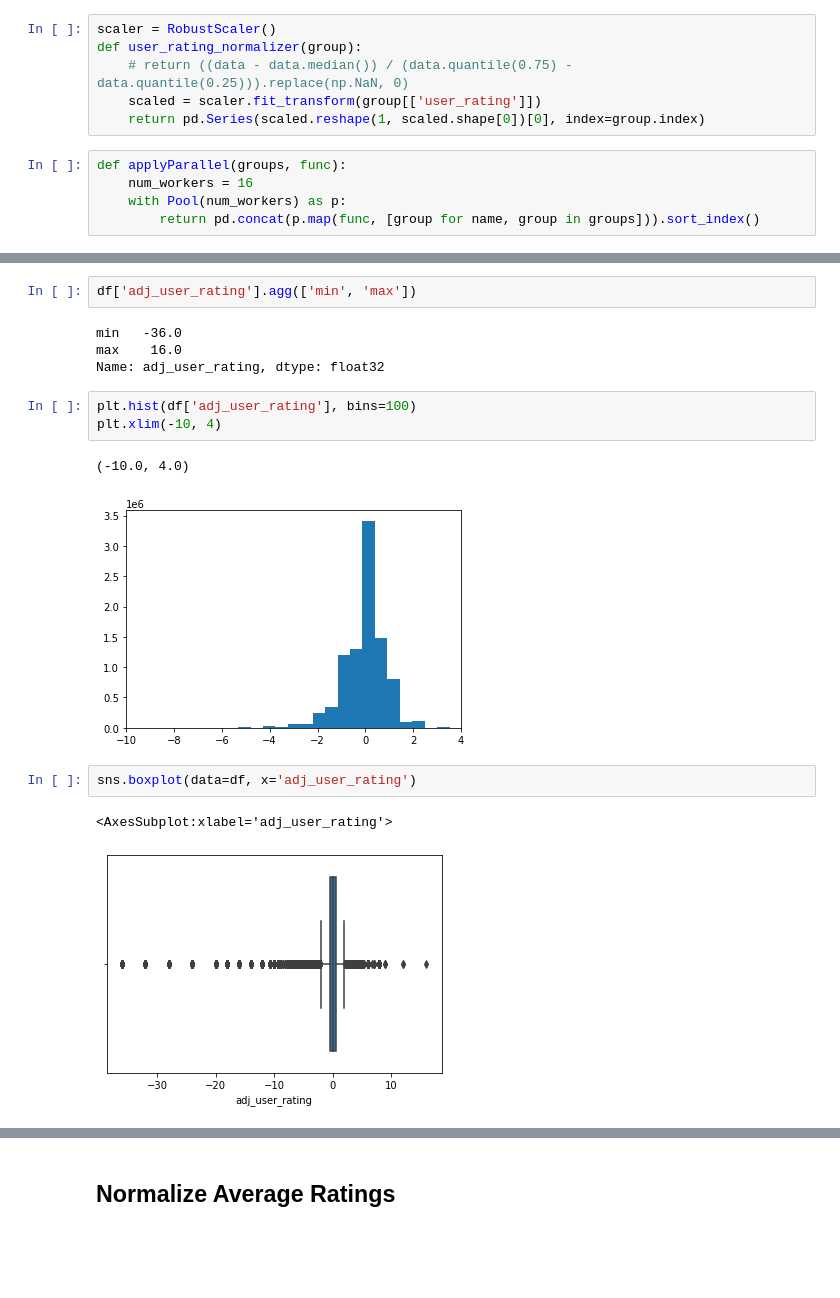
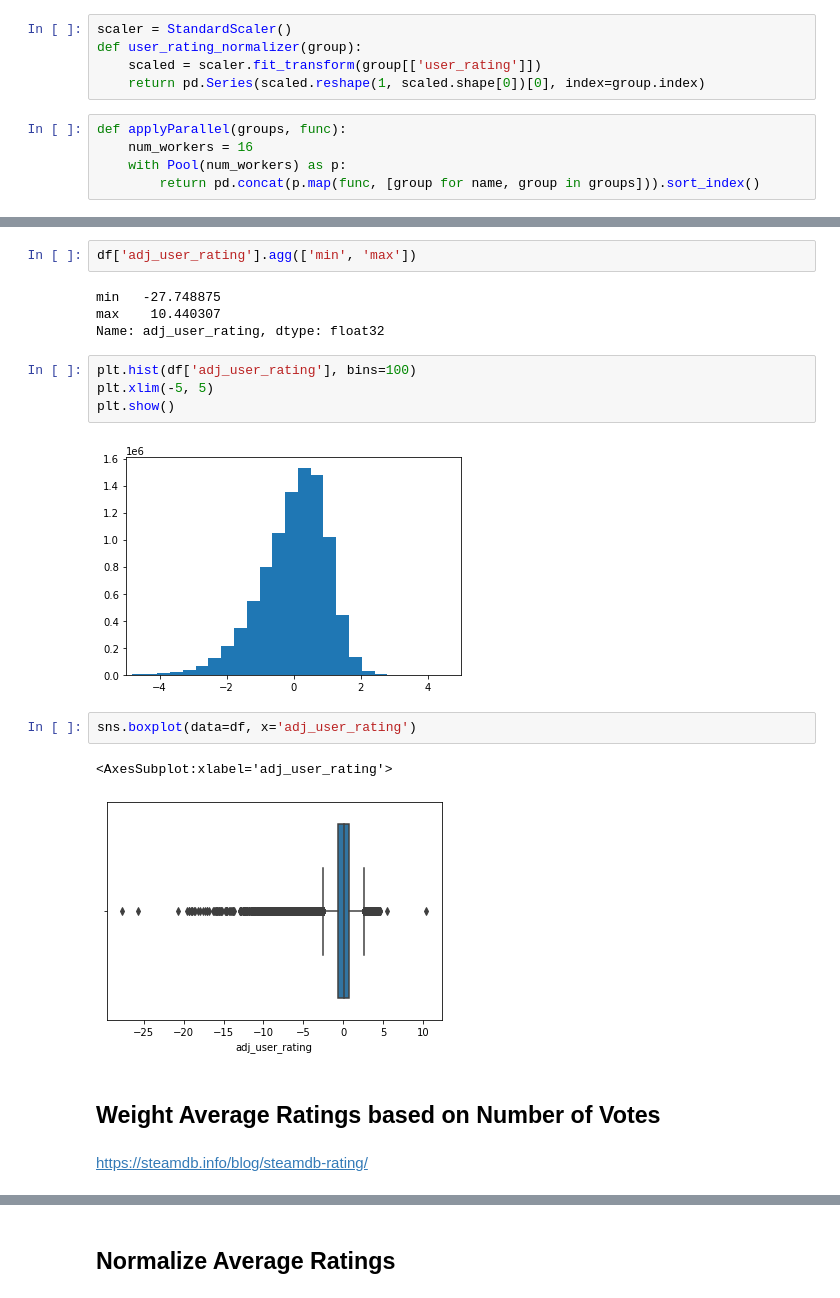
Before and after one commit to alancmathew/anime-recommendation-engine, a Jupyter notebook: notebooks/10_featureEngineering.ipynb, the cells around one changed output, grey strips where cells are left out. Drawn from its saved outputs; the diff is of its cells as text; blank space fills up the shorter version.

```diff
--- a/notebooks/10_featureEngineering.ipynb
+++ b/notebooks/10_featureEngineering.ipynb
@@ -22,9 +22,8 @@ df.head()
 | 3 | Fantasista Doll | https://www.anime-planet.com/anim... | Ruth | Watched | 1 | 2.5 | 12 | False | NaN | ... |
 | 4 | Fate/Kaleid Liner Prisma Illya | https://www.anime-planet.com/anim... | Ruth | Watched | 1 | 3.5 | 10 | False | NaN | ... |
 # %%
-scaler = RobustScaler()
+scaler = StandardScaler()
 def user_rating_normalizer(group):
-    # return ((data - data.median()) / (data.quantile(0.75) - data.quantile(0.25))).replace(np.NaN, 0)
     scaled = scaler.fit_transform(group[['user_rating']])
     return pd.Series(scaled.reshape(1, scaled.shape[0])[0], index=group.index)
 # %%
@@ -41,17 +36,21 @@ Wall time: 1min 5s
 # %%
 df['adj_user_rating'].agg(['min', 'max'])
 # %% [output]
-min   -36.0
-max    16.0
+min   -27.748875
+max    10.440307
 Name: adj_user_rating, dtype: float32
 # %%
 plt.hist(df['adj_user_rating'], bins=100)
-plt.xlim(-10, 4)
+plt.xlim(-5, 5)
+plt.show()
 # %% [output]
-(-10.0, 4.0)
-[figure, old version]
+[figure, new version]
 # %%
 sns.boxplot(data=df, x='adj_user_rating')
 # %% [output]
 <AxesSubplot:xlabel='adj_user_rating'>
-[figure, old version]
+[figure, new version]
+# %% [markdown]
+## Weight Average Ratings based on Number of Votes
+# %% [markdown]
+https://steamdb.info/blog/steamdb-rating/
```
Also changed, not shown: parts of 11 cells of this notebook, 1 other file.
